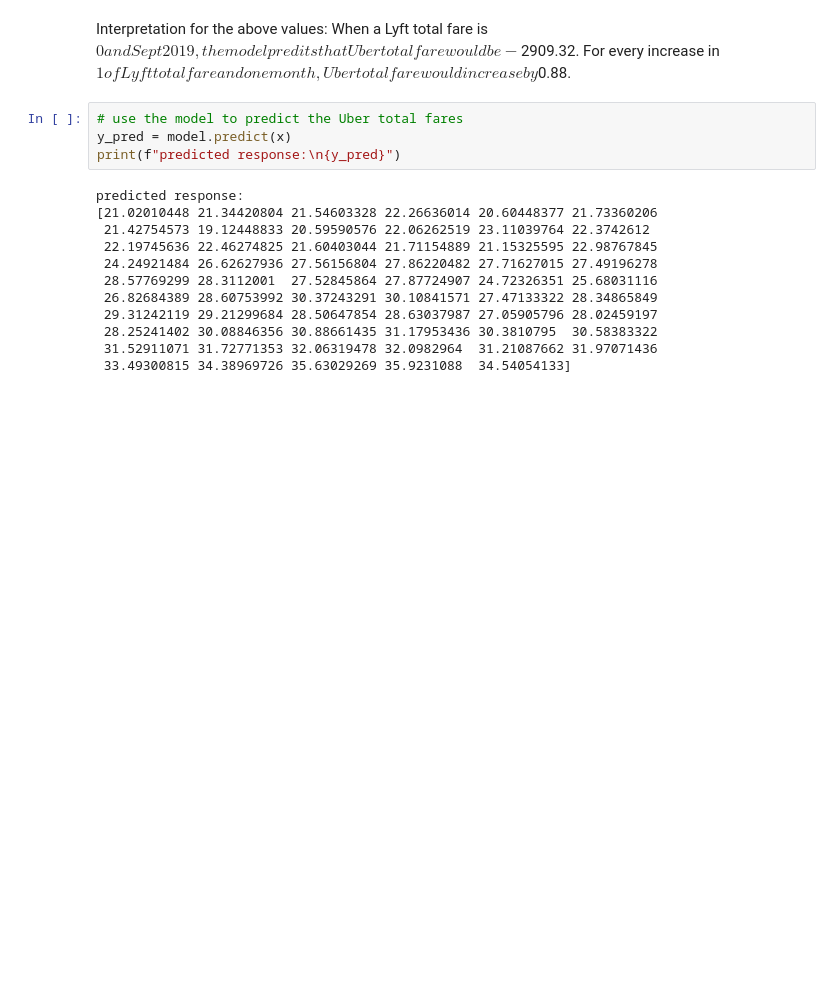
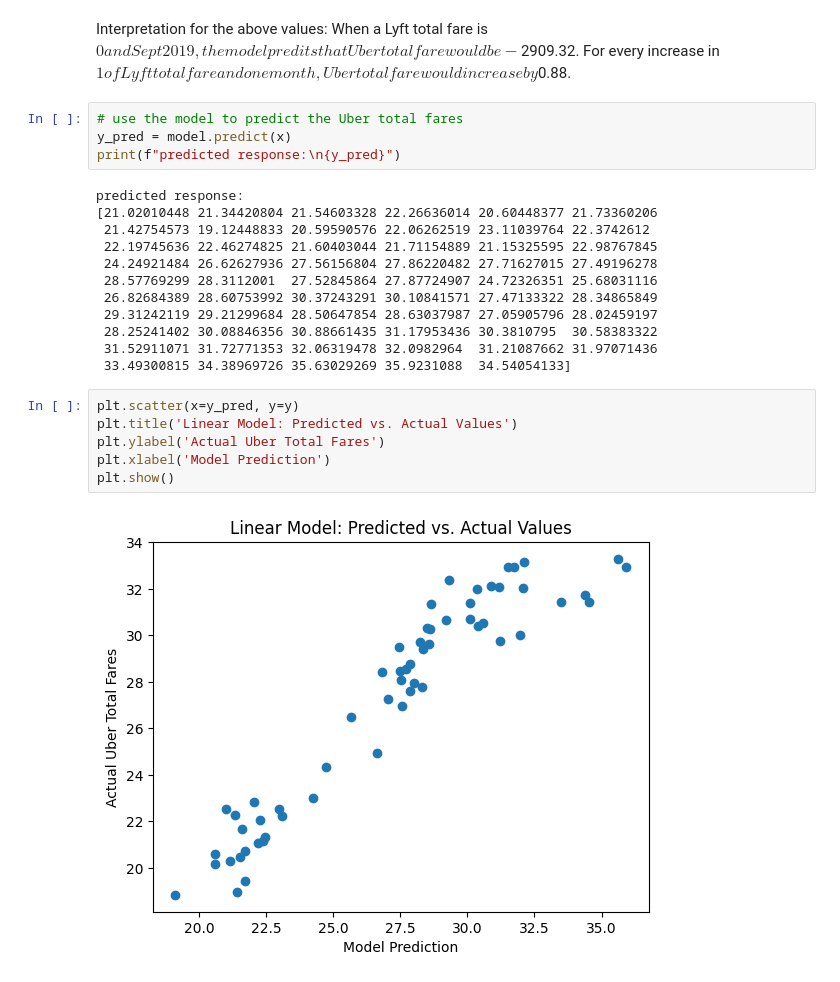
Before and after one commit to gckang/ds-nyc-ride-services-proj, a Jupyter notebook: scripts/data_analysis.ipynb, the cells around one changed output. Cells and saved outputs as stored; diff of their text form; blank space fills up the shorter version.

Commit message:
residuals scatterplot

```diff
--- a/scripts/data_analysis.ipynb
+++ b/scripts/data_analysis.ipynb
@@ -305,3 +305,11 @@ predicted response:
  28.25241402 30.08846356 30.88661435 31.17953436 30.3810795  30.58383322
  31.52911071 31.72771353 32.06319478 32.0982964  31.21087662 31.97071436
  33.49300815 34.38969726 35.63029269 35.9231088  34.54054133]
+# %%
+plt.scatter(x=y_pred, y=y)
+plt.title('Linear Model: Predicted vs. Actual Values')
+plt.ylabel('Actual Uber Total Fares')
+plt.xlabel('Model Prediction')
+plt.show()
+# %% [output]
+[figure, added]
```
